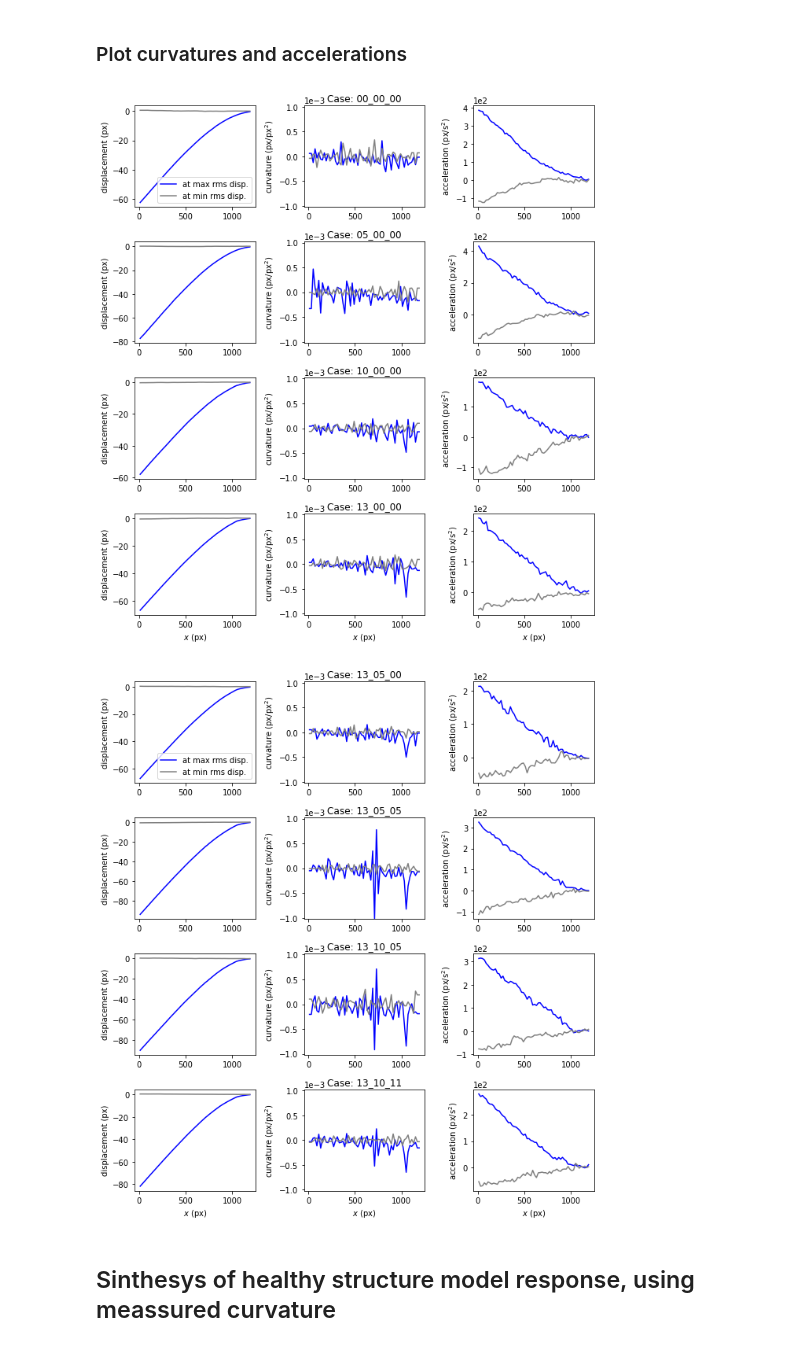
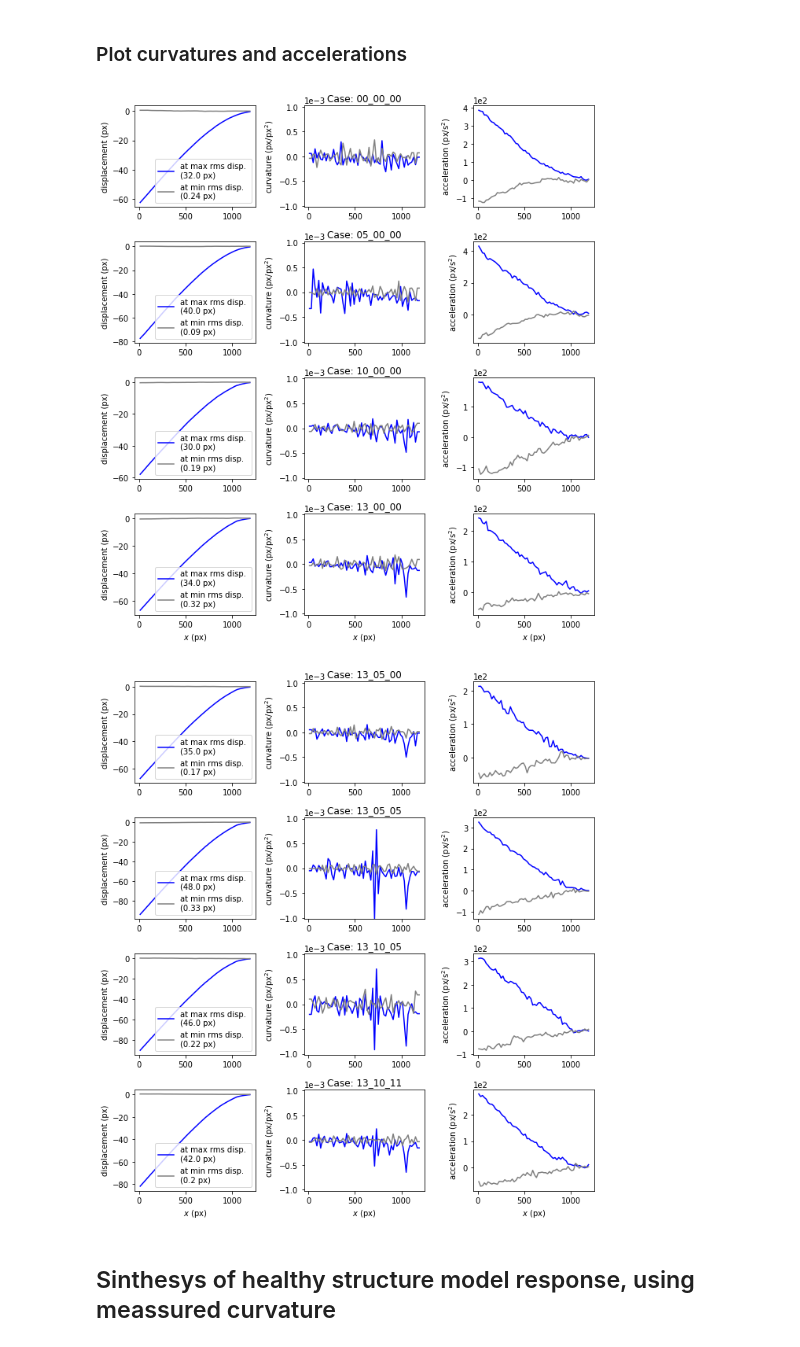
Before and after one commit to carloshernangarrido/structural-health-monitoring, a Jupyter notebook: time_domain_damage_detection_stat.ipynb, the cells around one changed output. Saved outputs shown, nothing was run; the diff lists cells and outputs as text; code cells hidden in the pictures.

```diff
--- a/time_domain_damage_detection_stat.ipynb
+++ b/time_domain_damage_detection_stat.ipynb
@@ -297,43 +297,44 @@ for th in ths:
 # %% [markdown]
 ### Plot curvatures and accelerations
 # %%
+import math
 fig_size = (9, 10)
 figs = []
 for i_fig in [0, 1]:
   fig, axs = plt.subplots(len(cases)//2, 3, figsize=fig_size, tight_layout=True)
   figs.append(fig)
   for i, key in enumerate(list(cases.keys())[0+(len(cases)//2)*(i_fig):(len(cases)//2)*(i_fig+1)]):
     axs[i, 1].set_title(f"Case: {key[0:-5]}")
     axs[i, 0].set_ylabel('displacement (px)')
     axs[i, 0].plot(cases[key]['max_curv']['x'], cases[key]['max_curv']['D'],
-                color='blue', label='at max rms disp.')
+                color='blue', label=f'at max rms disp. \n({round(cases[key]["max_curv_disp_rms"], 2 - int(math.floor(math.log10(abs(cases[key]["max_curv_disp_rms"])))) - 1)} px)')
     axs[i, 0].plot(cases[key]['min_curv']['x'], cases[key]['min_curv']['D'],
-                color='gray', label='at min rms disp.')
+                color='gray', label=f'at min rms disp. \n({round(cases[key]["min_curv_disp_rms"], 2 - int(math.floor(math.log10(abs(cases[key]["min_curv_disp_rms"])))) - 1)} px)')
     axs[i, 0].ticklabel_format(axis='y', scilimits=[-2, 2])
 
     axs[i, 1].set_ylabel('curvature (px/px$^2$)')
     axs[i, 1].set_ylim((-max_curv_lim, max_curv_lim))
     axs[i, 1].plot(cases[key]['max_curv']['x'], cases[key]['max_curv']['C'],
                 color='blue', label='at max rms disp.')
     axs[i, 1].plot(cases[key]['min_curv']['x'], cases[key]['min_curv']['C'],
                 color='gray', label='at min rms disp.')
     axs[i, 1].ticklabel_format(axis='y', scilimits=[-2, 2])
 
     axs[i, 2].set_ylabel('acceleration (px/s$^2$)')
     axs[i, 2].plot(cases[key]['max_curv']['x'], cases[key]['max_curv']['A'],
                 color='blue', label='at max rms')
     axs[i, 2].plot(cases[key]['min_curv']['x'], cases[key]['min_curv']['A'],
                 color='gray', label='at min rms curv.')
     axs[i, 2].ticklabel_format(axis='y', scilimits=[-2, 2])
-  axs[0, 0].legend()
+    axs[i, 0].legend()
   axs[i, 0].set_xlabel('$x$ (px)')
   axs[i, 1].set_xlabel('$x$ (px)')
   axs[i, 2].set_xlabel('$x$ (px)')
   plt.savefig(os.path.join(path, f'DCA_{i_fig+1}.pdf'), bbox_inches='tight')
   plt.show()
 # %% [output]
-[figure, old version]
+[figure, new version]
-[figure, old version]
+[figure, new version]
 # %% [markdown]
 ## Sinthesys of healthy structure model response, using meassured curvature
 # %%
```
Also changed, not shown: parts of 5 cells of this notebook.
